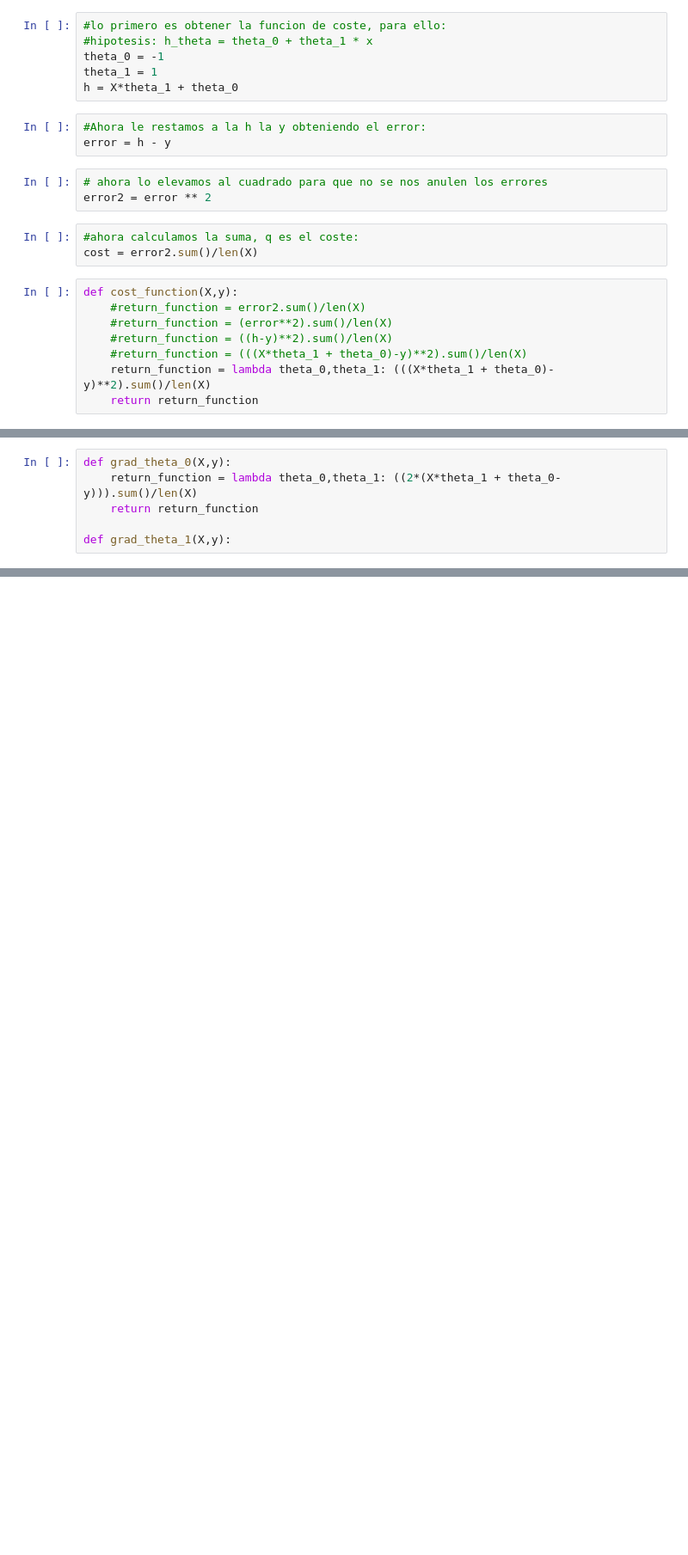
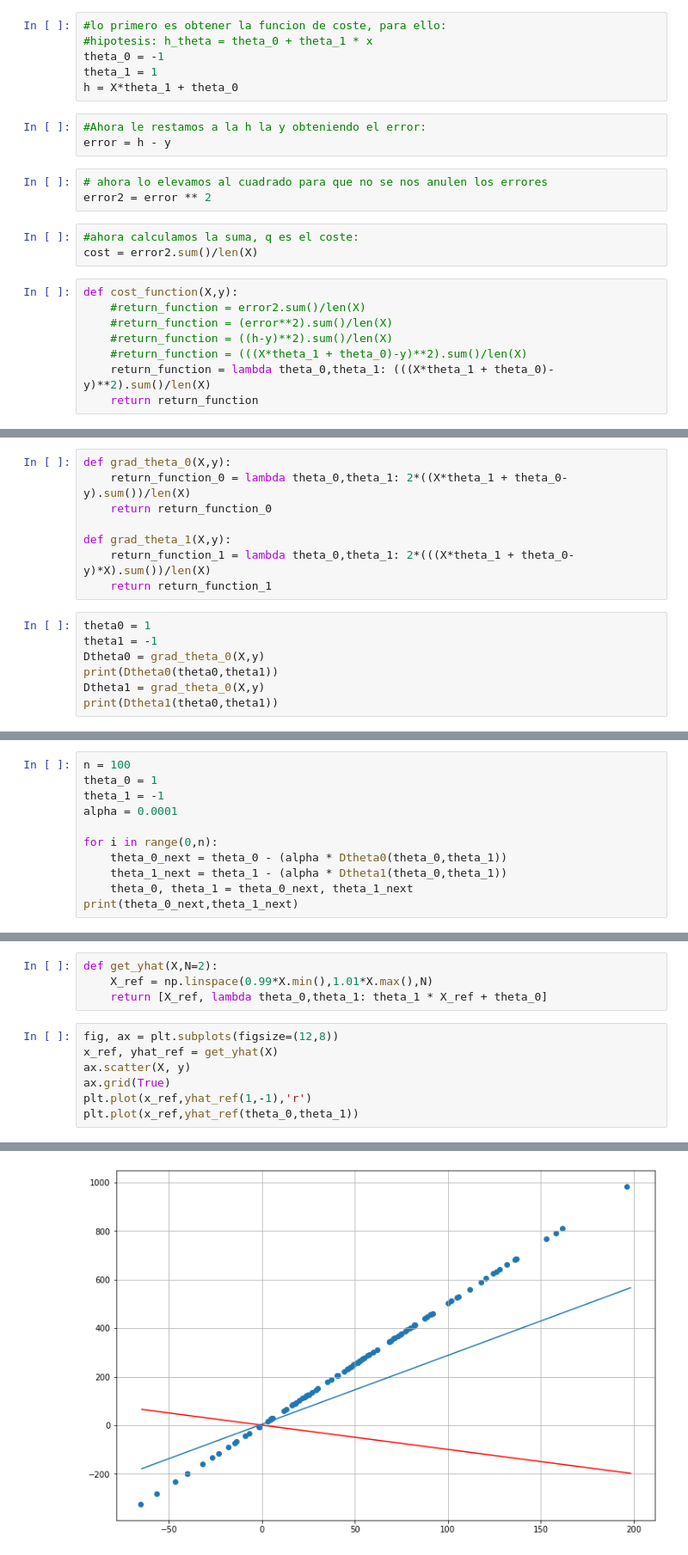
Before and after one commit to robertomanzanolopez/master-kschool, a Jupyter notebook: 05_Data_science_con_python/Linear Regression with Python (clean).ipynb, the cells around one changed output, grey strips where cells are left out. Shown at 86% size. Saved outputs shown, nothing was run; the diff lists cells and outputs as text; blank space fills up the shorter version.

```diff
--- a/05_Data_science_con_python/Linear Regression with Python (clean).ipynb
+++ b/05_Data_science_con_python/Linear Regression with Python (clean).ipynb
@@ -167,6 +183,15 @@ for theta_0,theta_1 in zip(l_theta_0,l_theta_1):
 # %%
 def grad_theta_0(X,y):
-    return_function = lambda theta_0,theta_1: ((2*(X*theta_1 + theta_0-y))).sum()/len(X)
-    return return_function
+    return_function_0 = lambda theta_0,theta_1: 2*((X*theta_1 + theta_0-y).sum())/len(X)
+    return return_function_0
 
 def grad_theta_1(X,y):
+    return_function_1 = lambda theta_0,theta_1: 2*(((X*theta_1 + theta_0-y)*X).sum())/len(X)
+    return return_function_1
+# %%
+theta0 = 1
+theta1 = -1
+Dtheta0 = grad_theta_0(X,y)
+print(Dtheta0(theta0,theta1))
+Dtheta1 = grad_theta_0(X,y)
+print(Dtheta1(theta0,theta1))
@@ -172,0 +201,11 @@ def grad_theta_1(X,y):
+# %%
+n = 100
+theta_0 = 1
+theta_1 = -1
+alpha = 0.0001
+
+for i in range(0,n):
+    theta_0_next = theta_0 - (alpha * Dtheta0(theta_0,theta_1))
+    theta_1_next = theta_1 - (alpha * Dtheta1(theta_0,theta_1))
+    theta_0, theta_1 = theta_0_next, theta_1_next
+print(theta_0_next,theta_1_next)
@@ -172,0 +214,12 @@ def grad_theta_1(X,y):
+# %%
+def get_yhat(X,N=2):
+    X_ref = np.linspace(0.99*X.min(),1.01*X.max(),N)
+    return [X_ref, lambda theta_0,theta_1: theta_1 * X_ref + theta_0]
+# %%
+fig, ax = plt.subplots(figsize=(12,8))
+x_ref, yhat_ref = get_yhat(X)
+ax.scatter(X, y)
+ax.grid(True)
+plt.plot(x_ref,yhat_ref(1,-1),'r')
+plt.plot(x_ref,yhat_ref(theta_0,theta_1))
+# %% [output]
@@ -172,0 +227 @@ def grad_theta_1(X,y):
+[figure, added]
```
Also changed, not shown: parts of 23 cells of this notebook.
